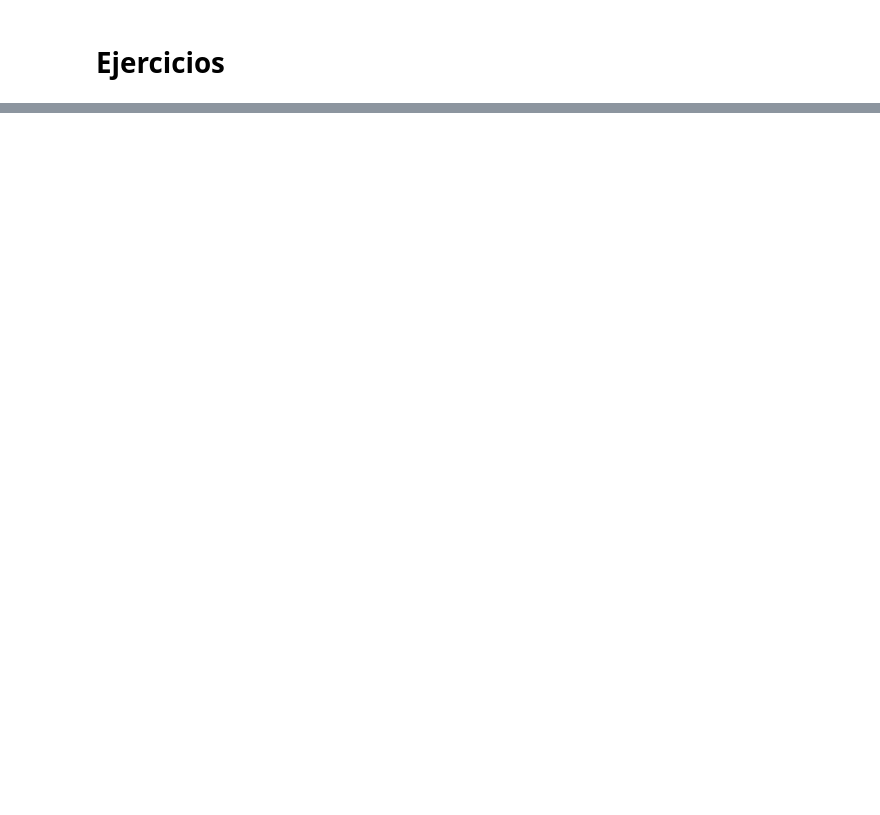
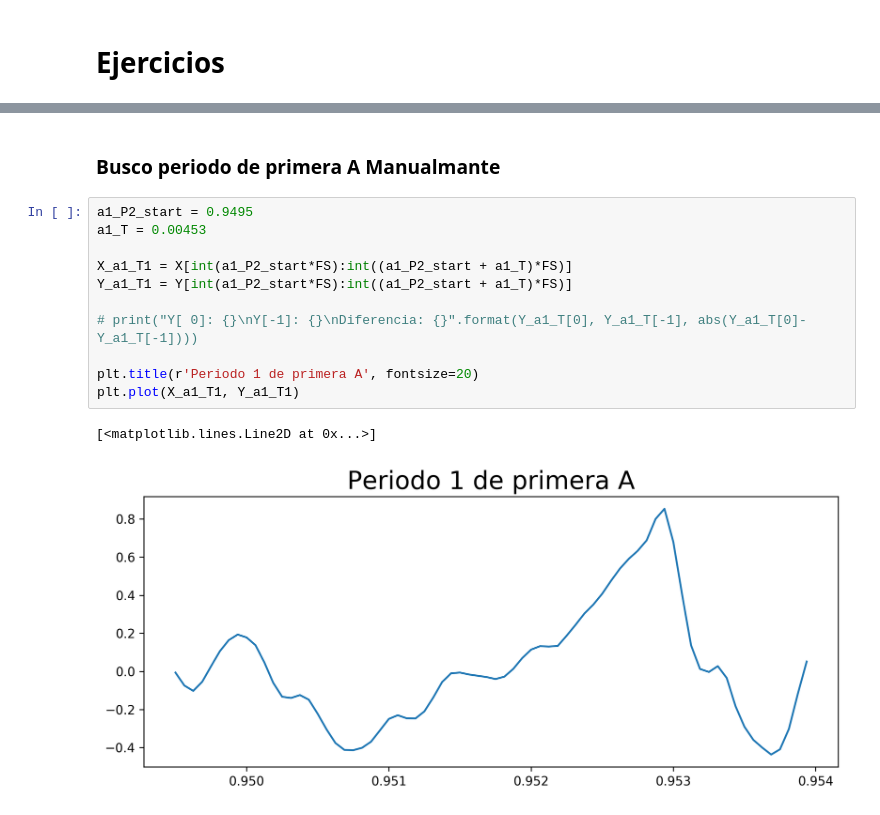
Before and after one commit to tbert12/6674-signals-systems, a Jupyter notebook: tp/ejercicios.ipynb, the cells around one changed output, grey strips where cells are left out. Cells and saved outputs as stored; diff of their text form; blank space fills up the shorter version.

```diff
--- a/tp/ejercicios.ipynb
+++ b/tp/ejercicios.ipynb
@@ -40,0 +112,16 @@ Hacer DFT del segmentos y de ahi sacar los coeficientes de Fourier
+# %% [markdown]
+### Busco periodo de primera A Manualmante
+# %%
+a1_P2_start = 0.9495
+a1_T = 0.00453
+
+X_a1_T1 = X[int(a1_P2_start*FS):int((a1_P2_start + a1_T)*FS)]
+Y_a1_T1 = Y[int(a1_P2_start*FS):int((a1_P2_start + a1_T)*FS)]
+
+# print("Y[ 0]: {}\nY[-1]: {}\nDiferencia: {}".format(Y_a1_T[0], Y_a1_T[-1], abs(Y_a1_T[0]-Y_a1_T[-1])))
+
+plt.title(r'Periodo 1 de primera A', fontsize=20)
+plt.plot(X_a1_T1, Y_a1_T1)
+# %% [output]
+[<matplotlib.lines.Line2D at 0x...>]
+[figure, added]
```
Also changed, not shown: parts of 28 cells of this notebook, 6 other files.
